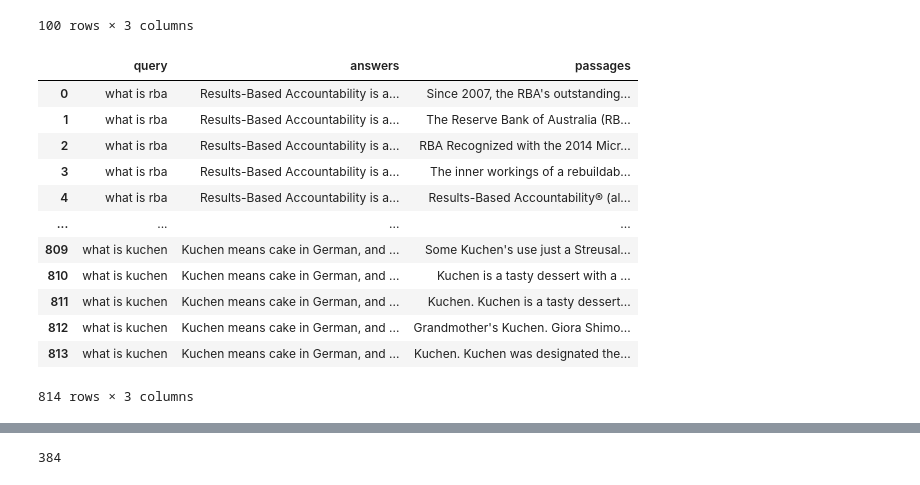
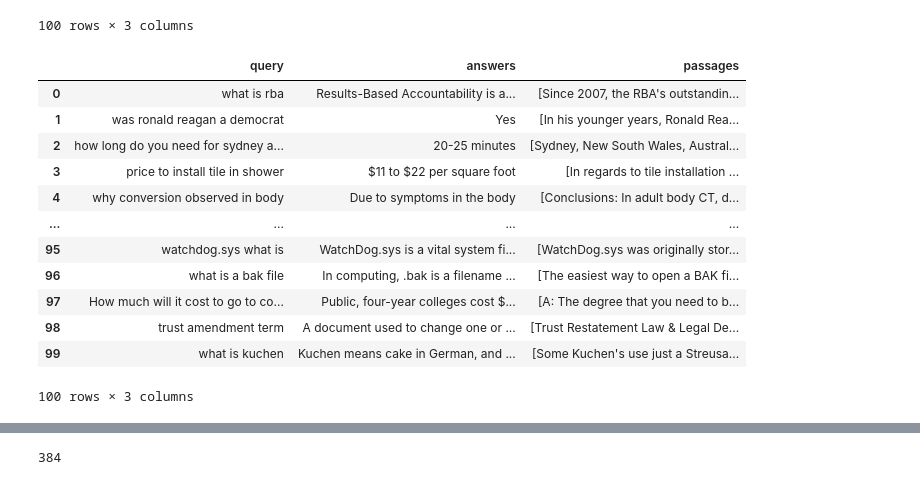
Before and after one commit to kailash19961996/RAG, a Jupyter notebook: fresh_one.ipynb, the cells around one changed output, grey strips where cells are left out. Drawn from its saved outputs; the diff is of its cells as text; code cells hidden in the pictures.

```diff
--- a/fresh_one.ipynb
+++ b/fresh_one.ipynb
@@ -91,24 +91,24 @@ train_df
 | 99 | Kuchen means cake in German, and ... | [Some Kuchen's use just a Streusa... | what is kuchen |
 100 rows × 3 columns
 # %%
-train_df = train_df.explode('passages')
-train_df = train_df.reset_index(drop = True)
+# train_df = train_df.explode('passages')
+# train_df = train_df.reset_index(drop = True)
 train_df = train_df[['query', 'answers', 'passages']]
 train_df
 # %% [output]
 |  | query | answers | passages |
-| 0 | what is rba | Results-Based Accountability is a... | Since 2007, the RBA's outstanding... |
-| 1 | what is rba | Results-Based Accountability is a... | The Reserve Bank of Australia (RB... |
-| 2 | what is rba | Results-Based Accountability is a... | RBA Recognized with the 2014 Micr... |
-| 3 | what is rba | Results-Based Accountability is a... | The inner workings of a rebuildab... |
-| 4 | what is rba | Results-Based Accountability is a... | Results-Based Accountability® (al... |
+| 0 | what is rba | Results-Based Accountability is a... | [Since 2007, the RBA's outstandin... |
+| 1 | was ronald reagan a democrat | Yes | [In his younger years, Ronald Rea... |
+| 2 | how long do you need for sydney a... | 20-25 minutes | [Sydney, New South Wales, Austral... |
+| 3 | price to install tile in shower | $11 to $22 per square foot | [In regards to tile installation ... |
+| 4 | why conversion observed in body | Due to symptoms in the body | [Conclusions: In adult body CT, d... |
 | ... | ... | ... | ... |
-| 809 | what is kuchen | Kuchen means cake in German, and ... | Some Kuchen's use just a Streusal... |
-| 810 | what is kuchen | Kuchen means cake in German, and ... | Kuchen is a tasty dessert with a ... |
-| 811 | what is kuchen | Kuchen means cake in German, and ... | Kuchen. Kuchen is a tasty dessert... |
-| 812 | what is kuchen | Kuchen means cake in German, and ... | Grandmother's Kuchen. Giora Shimo... |
-| 813 | what is kuchen | Kuchen means cake in German, and ... | Kuchen. Kuchen was designated the... |
+| 95 | watchdog.sys what is | WatchDog.sys is a vital system fi... | [WatchDog.sys was originally stor... |
+| 96 | what is a bak file | In computing, .bak is a filename ... | [The easiest way to open a BAK fi... |
+| 97 | How much will it cost to go to co... | Public, four-year colleges cost $... | [A: The degree that you need to b... |
+| 98 | trust amendment term | A document used to change one or ... | [Trust Restatement Law & Legal De... |
+| 99 | what is kuchen | Kuchen means cake in German, and ... | [Some Kuchen's use just a Streusa... |
-814 rows × 3 columns
+100 rows × 3 columns
 # %%
 i = 65
 train_df['query'][i], train_df['answers'][i], train_df['passages'][i]
```
Also changed, not shown: parts of 5 cells of this notebook, 1 other file.
